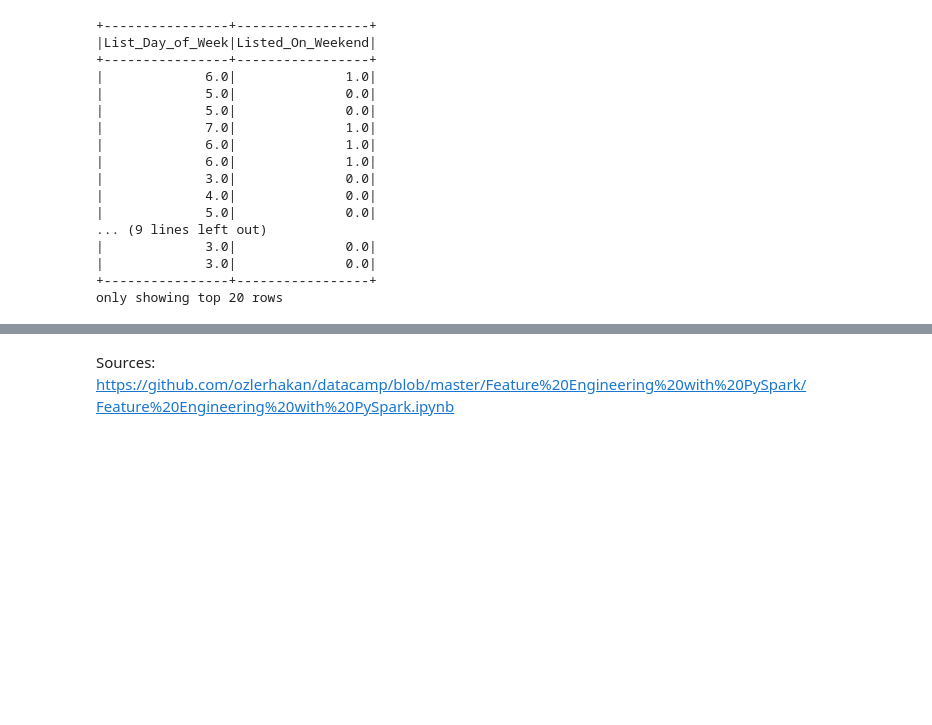
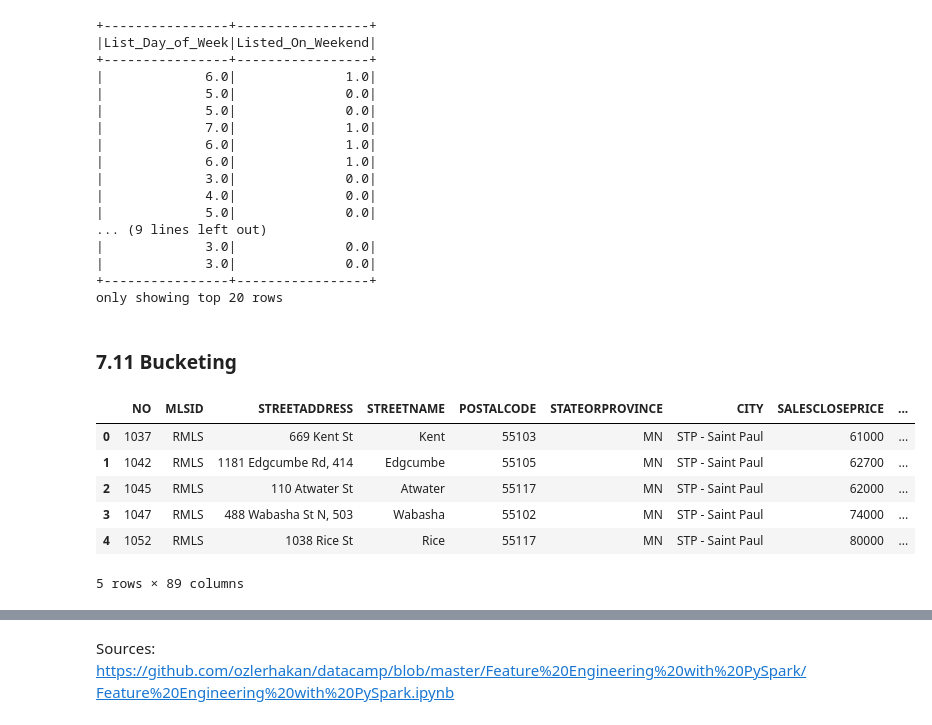
Before and after one commit to alexserra8/Pyspark, a Jupyter notebook: 5_Pyspark_FeatureEngineering/Pyspark_FeatureEngineering.ipynb, the cells around one changed output, grey strips where cells are left out. Saved outputs shown, nothing was run; the diff lists cells and outputs as text; code cells hidden in the pictures; blank space fills up the shorter version.

Commit message:
7.11 Bucketing

```diff
--- a/5_Pyspark_FeatureEngineering/Pyspark_FeatureEngineering.ipynb
+++ b/5_Pyspark_FeatureEngineering/Pyspark_FeatureEngineering.ipynb
@@ -1034,3 +1034,5 @@ df[['List_Day_of_Week', 'Listed_On_Weekend']].show()
 |             3.0|              0.0|
 +----------------+-----------------+
 only showing top 20 rows
+# %% [markdown]
+### 7.11 Bucketing
@@ -1036,0 +1042,10 @@ only showing top 20 rows
+# %%
+sample_df.head()
+# %% [output]
+|  | NO | MLSID | STREETADDRESS | STREETNAME | POSTALCODE | STATEORPROVINCE | CITY | SALESCLOSEPRICE | ... |
+| 0 | 1037 | RMLS | 669 Kent St | Kent | 55103 | MN | STP - Saint Paul | 61000 | ... |
+| 1 | 1042 | RMLS | 1181 Edgcumbe Rd, 414 | Edgcumbe | 55105 | MN | STP - Saint Paul | 62700 | ... |
+| 2 | 1045 | RMLS | 110 Atwater St | Atwater | 55117 | MN | STP - Saint Paul | 62000 | ... |
+| 3 | 1047 | RMLS | 488 Wabasha St N, 503 | Wabasha | 55102 | MN | STP - Saint Paul | 74000 | ... |
+| 4 | 1052 | RMLS | 1038 Rice St | Rice | 55117 | MN | STP - Saint Paul | 80000 | ... |
+5 rows × 89 columns
```
Also changed, not shown: parts of 6 cells of this notebook.
